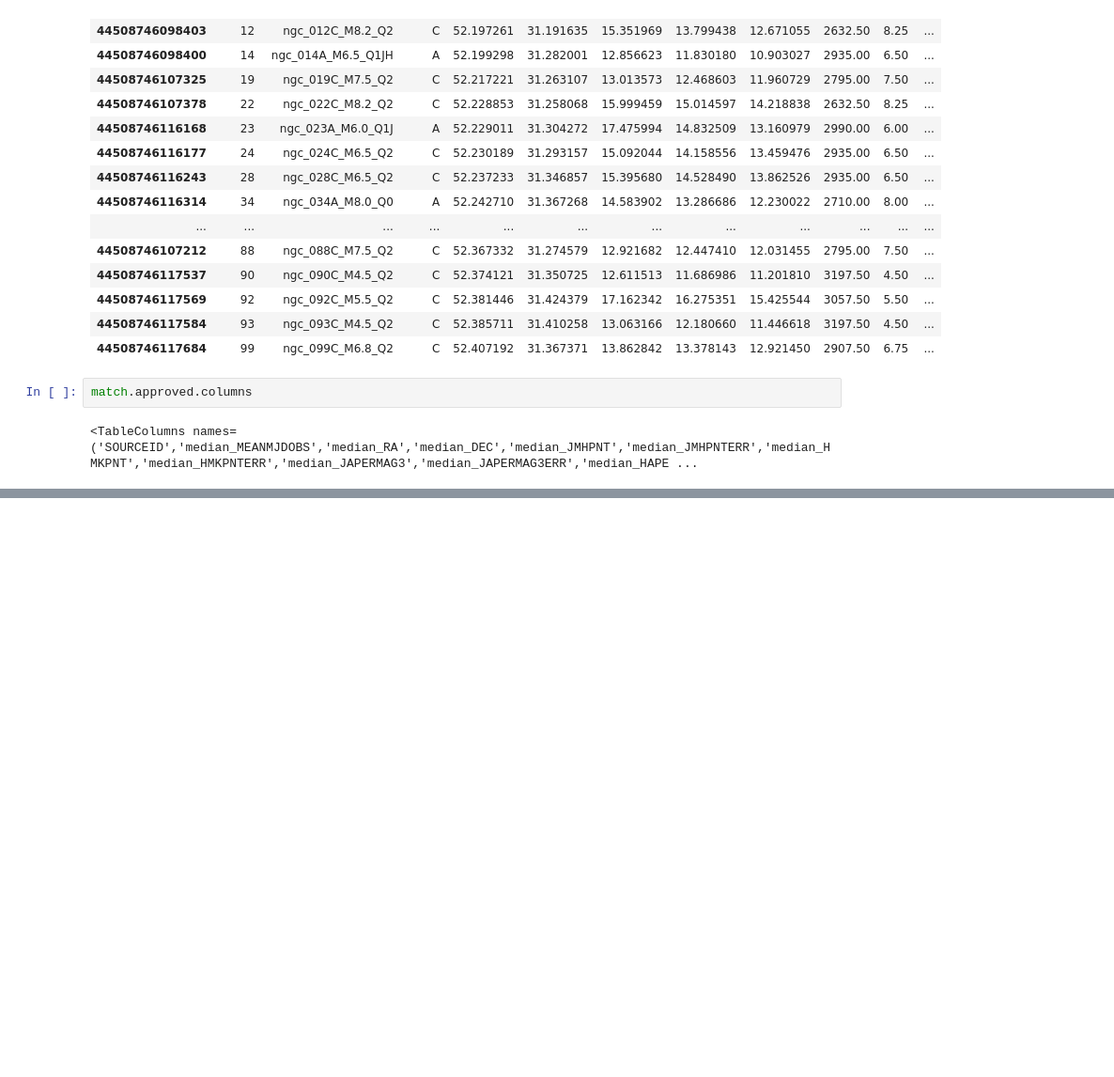
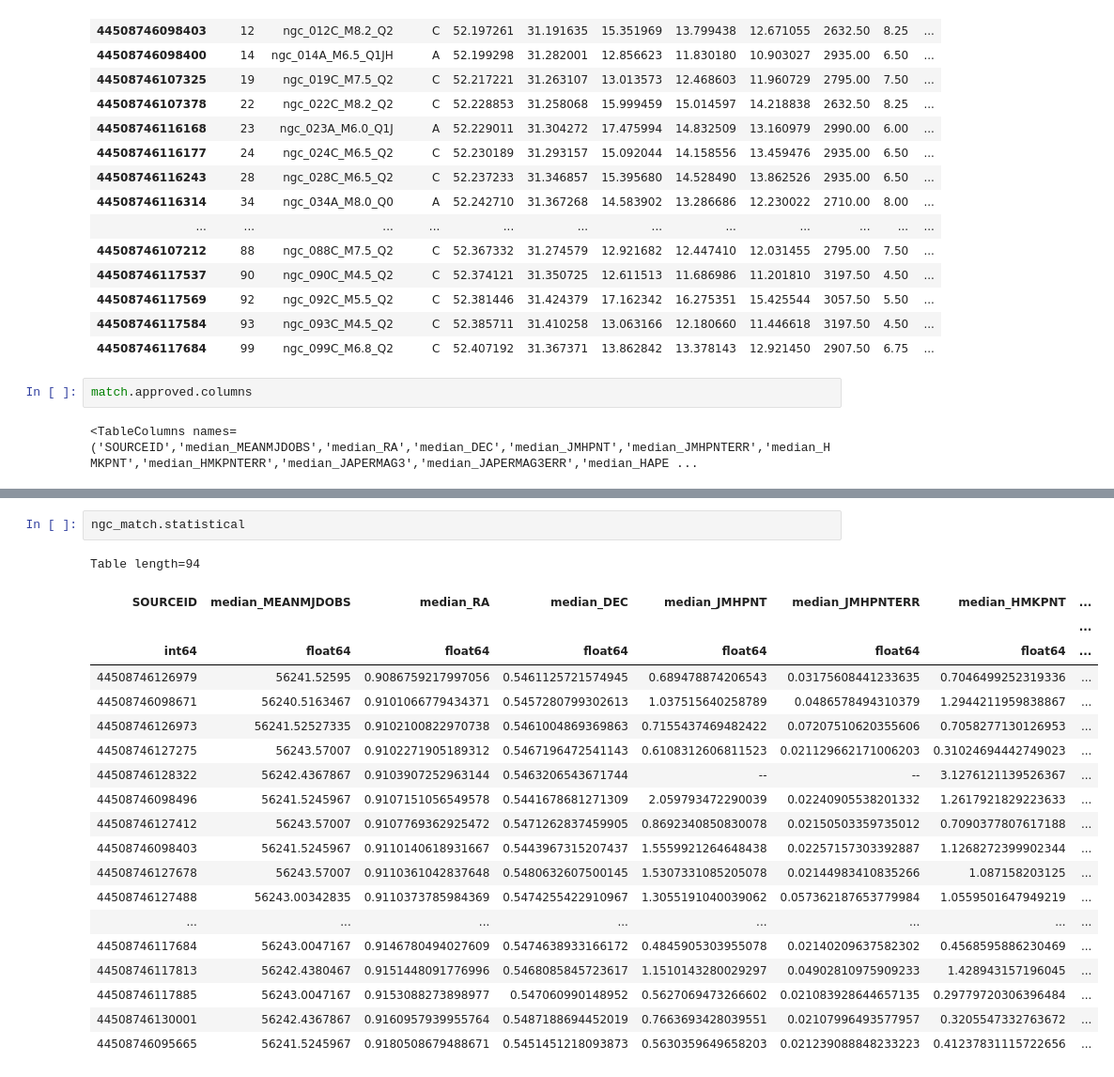
Before and after one commit to tomr-stargazer/Variability_Project_2020, a Jupyter notebook: wuvars/analysis/prototypes/Results summary.ipynb, the cells around one changed output, grey strips where cells are left out. Shown at 94% size. Drawn from its saved outputs; the diff is of its cells as text; blank space fills up the shorter version.

```diff
--- a/wuvars/analysis/prototypes/Results summary.ipynb
+++ b/wuvars/analysis/prototypes/Results summary.ipynb
@@ -269,0 +328,23 @@ match.approved.columns
+# %%
+ngc_match.statistical
+# %% [output]
+Table length=94
+| SOURCEID | median_MEANMJDOBS | median_RA | median_DEC | median_JMHPNT | median_JMHPNTERR | median_HMKPNT | ... |
+|  |  |  |  |  |  |  | ... |
+| int64 | float64 | float64 | float64 | float64 | float64 | float64 | ... |
+| 44508746126979 | 56241.52595 | 0.9086759217997056 | 0.5461125721574945 | 0.689478874206543 | 0.03175608441233635 | 0.7046499252319336 | ... |
+| 44508746098671 | 56240.5163467 | 0.9101066779434371 | 0.5457280799302613 | 1.037515640258789 | 0.0486578494310379 | 1.2944211959838867 | ... |
+| 44508746126973 | 56241.52527335 | 0.9102100822970738 | 0.5461004869369863 | 0.7155437469482422 | 0.07207510620355606 | 0.7058277130126953 | ... |
+| 44508746127275 | 56243.57007 | 0.9102271905189312 | 0.5467196472541143 | 0.6108312606811523 | 0.021129662171006203 | 0.31024694442749023 | ... |
+| 44508746128322 | 56242.4367867 | 0.9103907252963144 | 0.5463206543671744 | -- | -- | 3.1276121139526367 | ... |
+| 44508746098496 | 56241.5245967 | 0.9107151056549578 | 0.5441678681271309 | 2.059793472290039 | 0.02240905538201332 | 1.2617921829223633 | ... |
+| 44508746127412 | 56243.57007 | 0.9107769362925472 | 0.5471262837459905 | 0.8692340850830078 | 0.02150503359735012 | 0.7090377807617188 | ... |
+| 44508746098403 | 56241.5245967 | 0.9110140618931667 | 0.5443967315207437 | 1.5559921264648438 | 0.02257157303392887 | 1.1268272399902344 | ... |
+| 44508746127678 | 56243.57007 | 0.9110361042837648 | 0.5480632607500145 | 1.5307331085205078 | 0.02144983410835266 | 1.087158203125 | ... |
+| 44508746127488 | 56243.00342835 | 0.9110373785984369 | 0.5474255422910967 | 1.3055191040039062 | 0.057362187653779984 | 1.0559501647949219 | ... |
+| ... | ... | ... | ... | ... | ... | ... | ... |
+| 44508746117684 | 56243.0047167 | 0.9146780494027609 | 0.5474638933166172 | 0.4845905303955078 | 0.02140209637582302 | 0.4568595886230469 | ... |
+| 44508746117813 | 56242.4380467 | 0.9151448091776996 | 0.5468085845723617 | 1.1510143280029297 | 0.04902810975909233 | 1.428943157196045 | ... |
+| 44508746117885 | 56243.0047167 | 0.9153088273898977 | 0.547060990148952 | 0.5627069473266602 | 0.021083928644657135 | 0.29779720306396484 | ... |
+| 44508746130001 | 56242.4367867 | 0.9160957939955764 | 0.5487188694452019 | 0.7663693428039551 | 0.02107996493577957 | 0.3205547332763672 | ... |
+| 44508746095665 | 56241.5245967 | 0.9180508679488671 | 0.5451451218093873 | 0.5630359649658203 | 0.021239088848233223 | 0.41237831115722656 | ... |
```
Also changed, not shown: parts of 8 cells of this notebook.
